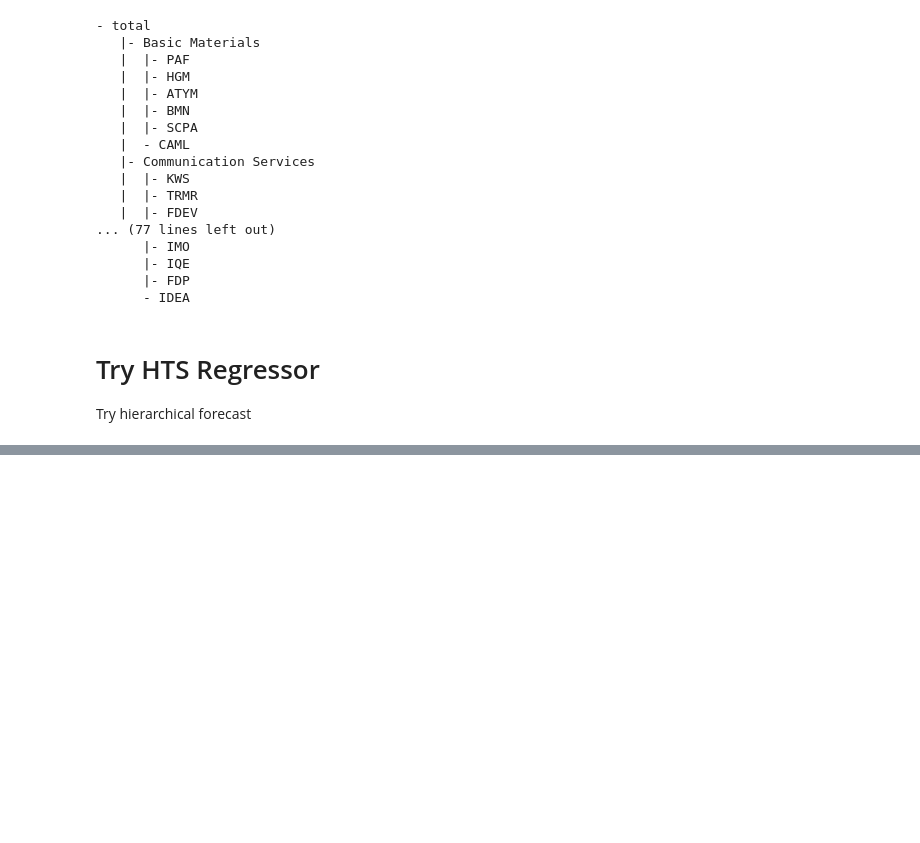
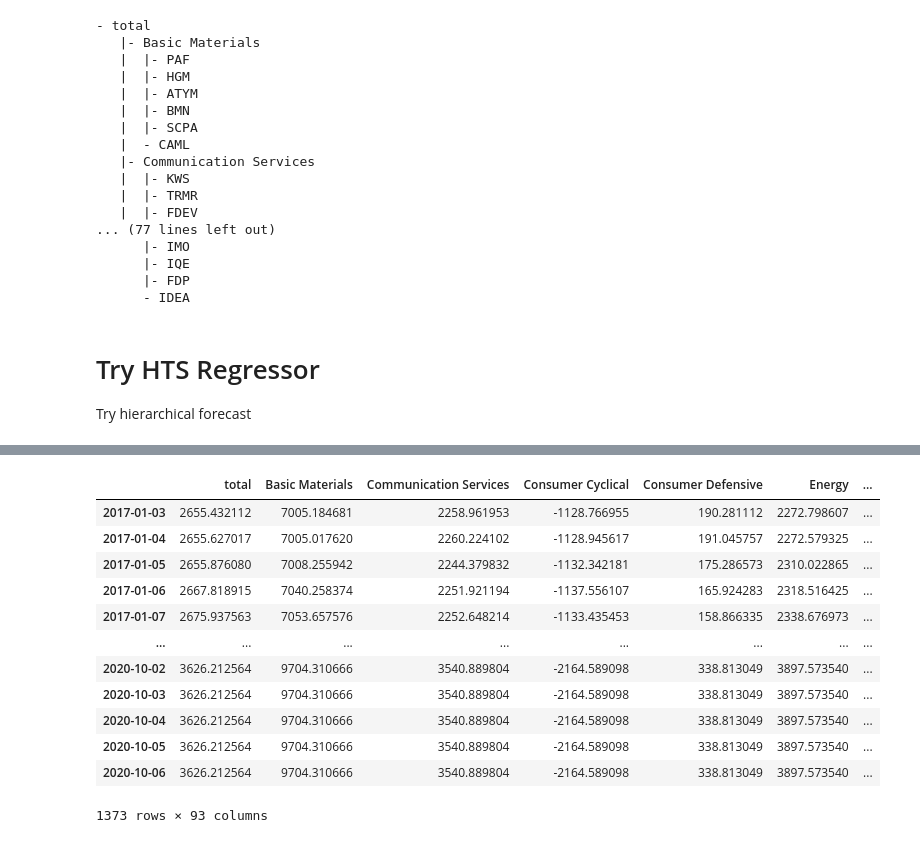
Before and after one commit to mpette200/aim-pred, a Jupyter notebook: notebooks/model_hts.ipynb, the cells around one changed output, grey strips where cells are left out. Drawn from its saved outputs; the diff is of its cells as text; code cells hidden in the pictures; blank space fills up the shorter version.

```diff
--- a/notebooks/model_hts.ipynb
+++ b/notebooks/model_hts.ipynb
@@ -301 +301,5 @@ preds
 1373 rows × 93 columns
+# %%
+%%time
+clf = HTSRegressor(model='holt_winters', revision_method='OLS')
+model = clf.fit(df=df5, nodes=dict_hierarchy)
@@ -301,0 +309,5 @@ preds
+# %%
+%%time
+preds = model.predict(steps_ahead=60)
+preds
+# %% [output]
@@ -301,0 +316,13 @@ preds
+|  | total | Basic Materials | Communication Services | Consumer Cyclical | Consumer Defensive | Energy | ... |
+| 2017-01-03 | 2655.432112 | 7005.184681 | 2258.961953 | -1128.766955 | 190.281112 | 2272.798607 | ... |
+| 2017-01-04 | 2655.627017 | 7005.017620 | 2260.224102 | -1128.945617 | 191.045757 | 2272.579325 | ... |
+| 2017-01-05 | 2655.876080 | 7008.255942 | 2244.379832 | -1132.342181 | 175.286573 | 2310.022865 | ... |
+| 2017-01-06 | 2667.818915 | 7040.258374 | 2251.921194 | -1137.556107 | 165.924283 | 2318.516425 | ... |
+| 2017-01-07 | 2675.937563 | 7053.657576 | 2252.648214 | -1133.435453 | 158.866335 | 2338.676973 | ... |
+| ... | ... | ... | ... | ... | ... | ... | ... |
+| 2020-10-02 | 3626.212564 | 9704.310666 | 3540.889804 | -2164.589098 | 338.813049 | 3897.573540 | ... |
+| 2020-10-03 | 3626.212564 | 9704.310666 | 3540.889804 | -2164.589098 | 338.813049 | 3897.573540 | ... |
+| 2020-10-04 | 3626.212564 | 9704.310666 | 3540.889804 | -2164.589098 | 338.813049 | 3897.573540 | ... |
+| 2020-10-05 | 3626.212564 | 9704.310666 | 3540.889804 | -2164.589098 | 338.813049 | 3897.573540 | ... |
+| 2020-10-06 | 3626.212564 | 9704.310666 | 3540.889804 | -2164.589098 | 338.813049 | 3897.573540 | ... |
+1373 rows × 93 columns
```
Also changed, not shown: parts of 4 cells of this notebook.
